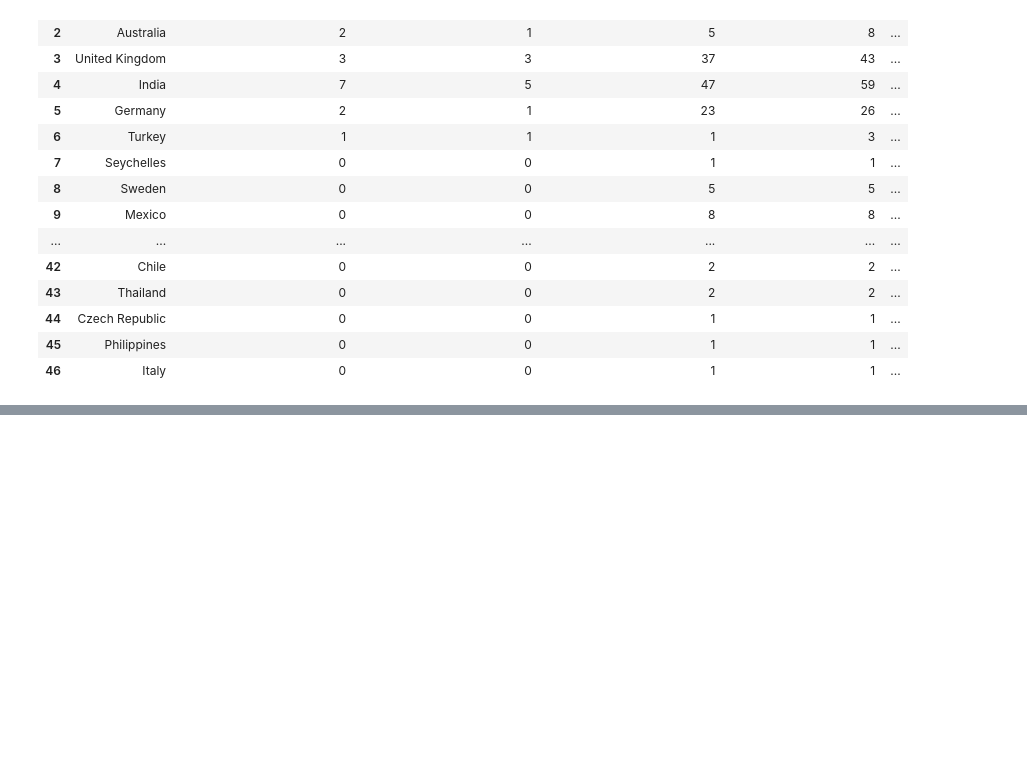
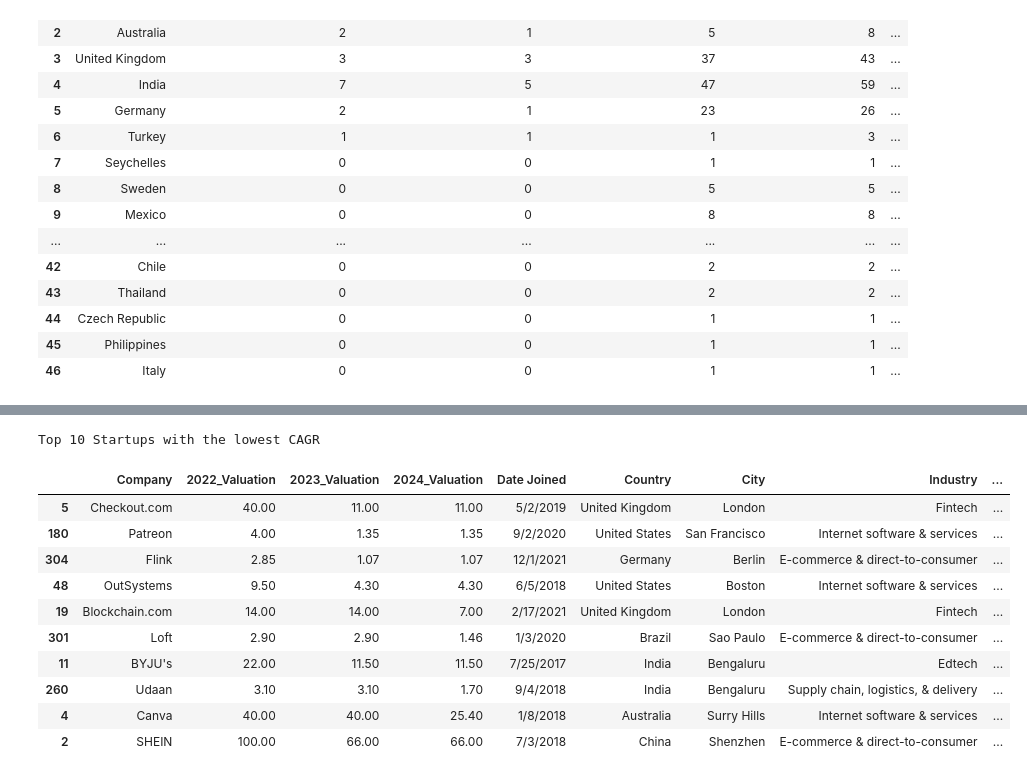
Before and after one commit to lanahuyen/Group_Project_1, a Jupyter notebook: map_visualizations.ipynb, the cells around one changed output, grey strips where cells are left out. Cells and saved outputs as stored; diff of their text form; code cells hidden in the pictures; blank space fills up the shorter version.

```diff
--- a/map_visualizations.ipynb
+++ b/map_visualizations.ipynb
@@ -256,0 +389,19 @@ map_startups
+# %%
+# DF of Top 10 Startups with the lowest CAGR
+
+print("Top 10 Startups with the lowest CAGR")
+
+bottom_startups
+# %% [output]
+Top 10 Startups with the lowest CAGR
+|  | Company | 2022_Valuation | 2023_Valuation | 2024_Valuation | Date Joined | Country | City | Industry | ... |
+| 5 | Checkout.com | 40.00 | 11.00 | 11.00 | 5/2/2019 | United Kingdom | London | Fintech | ... |
+| 180 | Patreon | 4.00 | 1.35 | 1.35 | 9/2/2020 | United States | San Francisco | Internet software & services | ... |
+| 304 | Flink | 2.85 | 1.07 | 1.07 | 12/1/2021 | Germany | Berlin | E-commerce & direct-to-consumer | ... |
+| 48 | OutSystems | 9.50 | 4.30 | 4.30 | 6/5/2018 | United States | Boston | Internet software & services | ... |
+| 19 | Blockchain.com | 14.00 | 14.00 | 7.00 | 2/17/2021 | United Kingdom | London | Fintech | ... |
+| 301 | Loft | 2.90 | 2.90 | 1.46 | 1/3/2020 | Brazil | Sao Paulo | E-commerce & direct-to-consumer | ... |
+| 11 | BYJU's | 22.00 | 11.50 | 11.50 | 7/25/2017 | India | Bengaluru | Edtech | ... |
+| 260 | Udaan | 3.10 | 3.10 | 1.70 | 9/4/2018 | India | Bengaluru | Supply chain, logistics, & delivery | ... |
+| 4 | Canva | 40.00 | 40.00 | 25.40 | 1/8/2018 | Australia | Surry Hills | Internet software & services | ... |
+| 2 | SHEIN | 100.00 | 66.00 | 66.00 | 7/3/2018 | China | Shenzhen | E-commerce & direct-to-consumer | ... |
```
Also changed, not shown: parts of 9 cells of this notebook, 15 other files.
